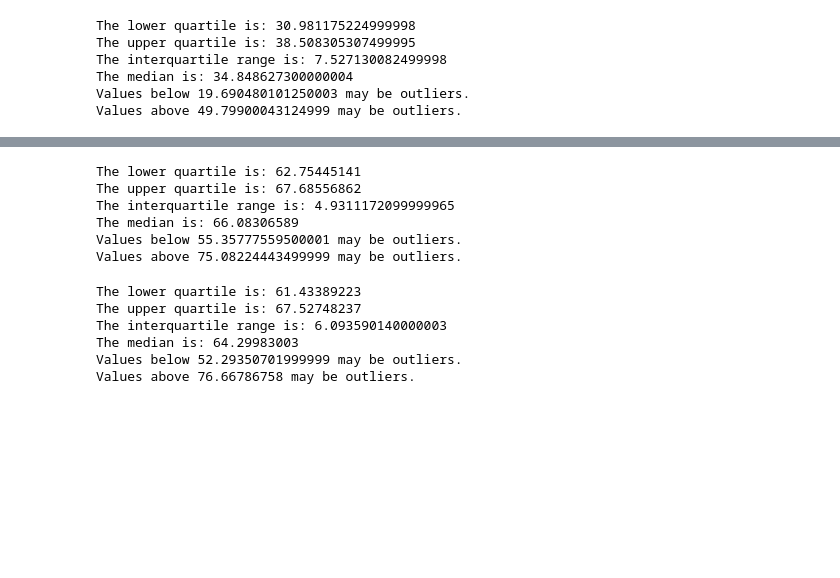
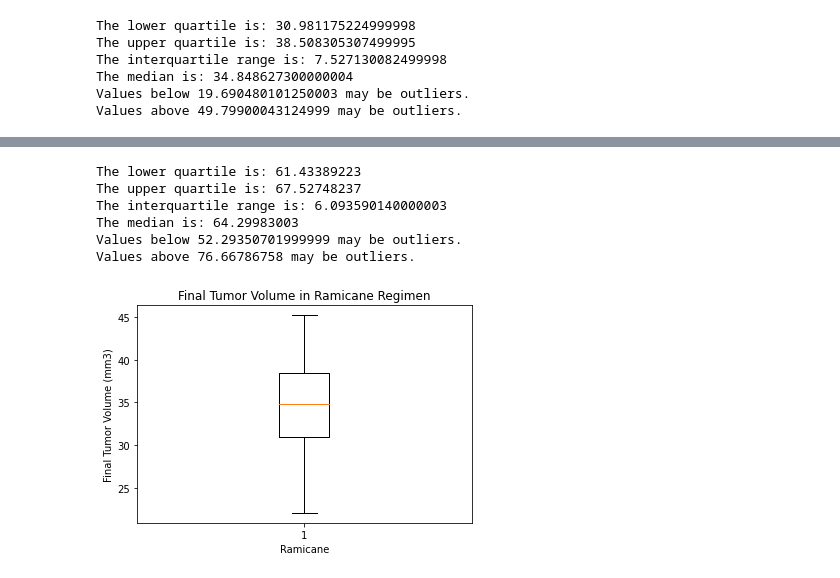
Before and after one commit to ericlee1899/matplotlib-challenge, a Jupyter notebook: Main.ipynb, the cells around one changed output, grey strips where cells are left out. Cells and saved outputs as stored; diff of their text form; code cells hidden in the pictures; blank space fills up the shorter version.

```diff
--- a/Main.ipynb
+++ b/Main.ipynb
@@ -231,48 +265,24 @@ Values above 49.79900043124999 may be outliers.
 # %%
-#infubinol
-infdf = infdata.sort_values(["Tumor Volume (mm3)"], ascending=True).reset_index()
-infdf = infdf["Tumor Volume (mm3)"]
-infquart = infdf.quantile([.25,.5,.75])
-inflower = infquart[0.25]
-infupper = infquart[0.75]
-infiqr = infupper - inflower
-inflowbound = inflower - (1.5*infiqr)
-infupbound = infupper + (1.5*infiqr)
+#ceftamin iqr
+cefdf = cefdata.sort_values(["Tumor Volume (mm3)"], ascending=True).reset_index()
+cefdf = cefdf["Tumor Volume (mm3)"]
+cefquart = cefdf.quantile([.25,.5,.75])
+ceflower = cefquart[0.25]
+cefupper = cefquart[0.75]
+cefiqr = cefupper - ceflower
+ceflowbound = ceflower - (1.5*cefiqr)
+cefupbound = cefupper + (1.5*cefiqr)
 
-print(f"The lower quartile is: {inflower}")
-print(f"The upper quartile is: {infupper}")
-print(f"The interquartile range is: {infiqr}")
-print(f"The median is: {infquart[0.5]}")
-print(f"Values below {inflowbound} may be outliers.")
-print(f"Values above {infupbound} may be outliers.")
+print(f"The lower quartile is: {ceflower}")
+print(f"The upper quartile is: {cefupper}")
+print(f"The interquartile range is: {cefiqr}")
+print(f"The median is: {cefquart[0.5]}")
+print(f"Values below {ceflowbound} may be outliers.")
+print(f"Values above {cefupbound} may be outliers.")
 # %% [output]
-The lower quartile is: 62.75445141
-The upper quartile is: 67.68556862
-The interquartile range is: 4.9311172099999965
-The median is: 66.08306589
-Values below 55.35777559500001 may be outliers.
-Values above 75.08224443499999 may be outliers.
+The lower quartile is: 61.43389223
+The upper quartile is: 67.52748237
+The interquartile range is: 6.093590140000003
+The median is: 64.29983003
+Values below 52.29350701999999 may be outliers.
+Values above 76.66786758 may be outliers.
-# %%
-#ceftamin
-cefdf = cefdata.sort_values(["Tumor Volume (mm3)"], ascending=True).reset_index()
-cefdf = cefdf["Tumor Volume (mm3)"]
-cefquart = cefdf.quantile([.25,.5,.75])
-ceflower = cefquart[0.25]
-cefupper = cefquart[0.75]
-cefiqr = cefupper - ceflower
-ceflowbound = ceflower - (1.5*cefiqr)
-cefupbound = cefupper + (1.5*cefiqr)
-
-print(f"The lower quartile is: {ceflower}")
-print(f"The upper quartile is: {cefupper}")
-print(f"The interquartile range is: {cefiqr}")
-print(f"The median is: {cefquart[0.5]}")
-print(f"Values below {ceflowbound} may be outliers.")
-print(f"Values above {cefupbound} may be outliers.")
-# %% [output]
-The lower quartile is: 61.43389223
-The upper quartile is: 67.52748237
-The interquartile range is: 6.093590140000003
-The median is: 64.29983003
-Values below 52.29350701999999 may be outliers.
-Values above 76.66786758 may be outliers.
@@ -280,0 +289,10 @@ Values above 76.66786758 may be outliers.
+# %%
+#ramicane box plot
+fig1, ax1 = plt.subplots()
+ax1.set_title("Final Tumor Volume in Ramicane Regimen")
+ax1.set_ylabel("Final Tumor Volume (mm3)")
+ax1.set_xlabel("Ramicane")
+ax1.boxplot(ramdf)
+plt.show()
+# %% [output]
+[figure, added]
```
Also changed, not shown: parts of 12 cells of this notebook.
